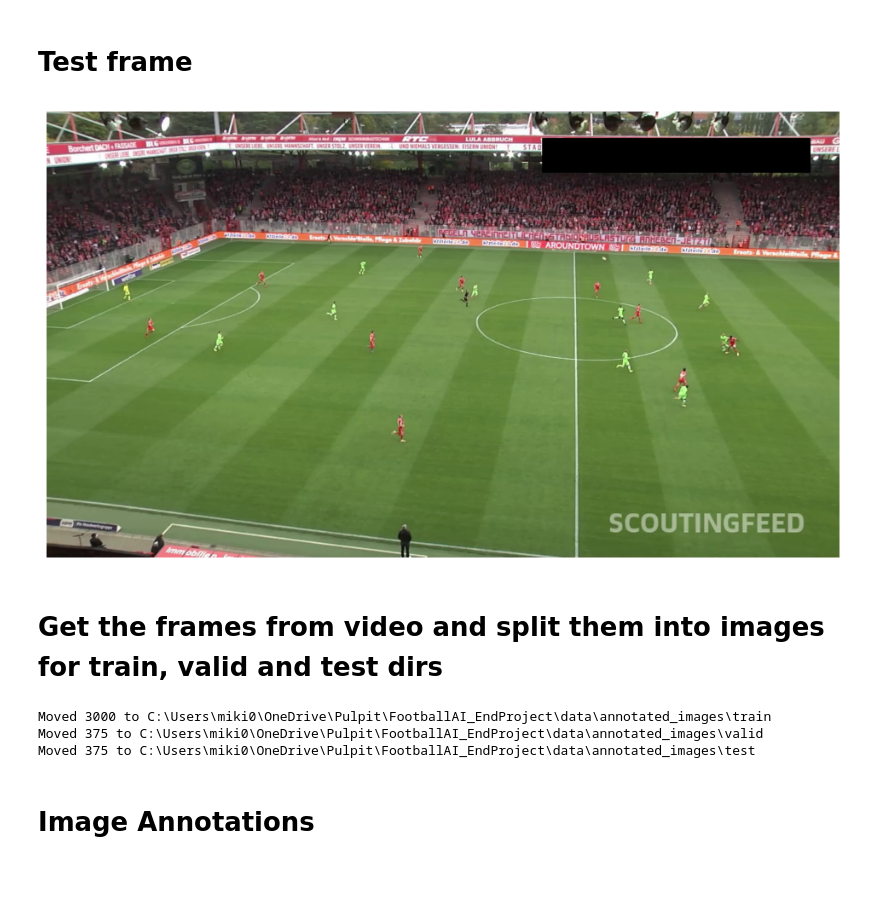
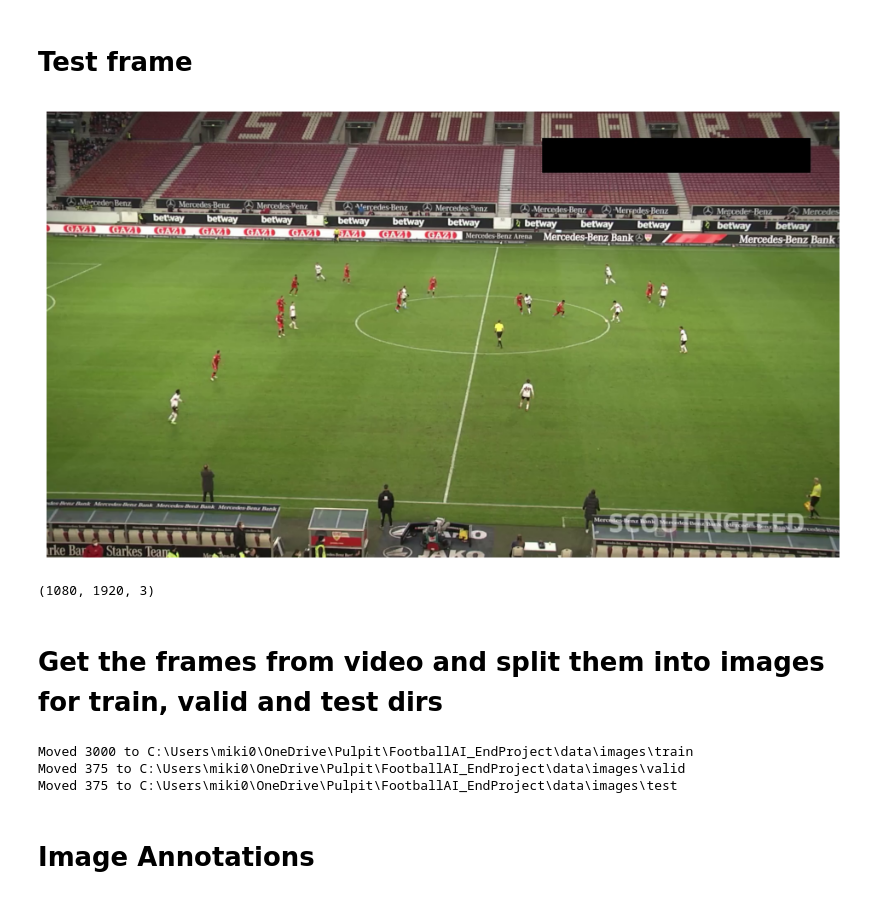
Before and after one commit to krzeznicki/laba-cv-project, a Jupyter notebook: Models/annotate_player_model.ipynb, the cells around one changed output. Drawn from its saved outputs; the diff is of its cells as text; code cells hidden in the pictures.

Commit message:
Image annotating completed.

```diff
--- a/Models/annotate_player_model.ipynb
+++ b/Models/annotate_player_model.ipynb
@@ -71,14 +72,18 @@ To: C:\Users\miki0\OneDrive\Pulpit\FootballAI_EndProject\data\origin_videos\1213
 # %%
 import supervision as sv
 
-TEST_VIDEO_PATH = ORIGIN_VIDEO_DIR / '121364_0.mp4'
+ORIGIN_VIDEO_DIR = paths['DATA'] / 'origin_videos'  # Path where the original videos will be saved
+ORIGIN_VIDEO_DIR.mkdir(parents=True, exist_ok=True)  # Make dir 'origin_video'
+TEST_VIDEO_PATH = ORIGIN_VIDEO_DIR / '0bfacc_0.mp4'
 
 frame_generator = sv.get_video_frames_generator(TEST_VIDEO_PATH)
 frame = next(frame_generator)
 
 sv.plot_image(frame)
+frame.shape
 # %% [output]
-[figure, old version]
+[figure, new version]
+(1080, 1920, 3)
 # %% [markdown]
 # Get the frames from video and split them into images for train, valid and test dirs
 # %%
@@ -195,12 +200,12 @@ images_from_video(video_paths, ANNOTATED_IMAGES_DIR)
 # --------------------------------MAKING IMAGES FROM VIDEOS--------------------------------
 # %%
 # -------------------------------SPLITTING ALL IMAGES INTO TRAIN, VALID AND TEST DIR-------------------------------
-split_images_into_sets(ANNOTATED_IMAGES_DIR, train_ratio=0.8, validation_ratio=0.1)
+split_images_into_sets(IMAGES_DIR, train_ratio=0.8, validation_ratio=0.1)
 # -------------------------------SPLITTING ALL IMAGES INTO TRAIN, VALID AND TEST DIR-------------------------------
 # %% [output]
-Moved 3000 to C:\Users\miki0\OneDrive\Pulpit\FootballAI_EndProject\data\annotated_images\train
-Moved 375 to C:\Users\miki0\OneDrive\Pulpit\FootballAI_EndProject\data\annotated_images\valid
-Moved 375 to C:\Users\miki0\OneDrive\Pulpit\FootballAI_EndProject\data\annotated_images\test
+Moved 3000 to C:\Users\miki0\OneDrive\Pulpit\FootballAI_EndProject\data\images\train
+Moved 375 to C:\Users\miki0\OneDrive\Pulpit\FootballAI_EndProject\data\images\valid
+Moved 375 to C:\Users\miki0\OneDrive\Pulpit\FootballAI_EndProject\data\images\test
 # %% [markdown]
 # Image Annotations
 # %% [markdown]
```
Also changed, not shown: parts of 11 cells of this notebook, 1 other file.
